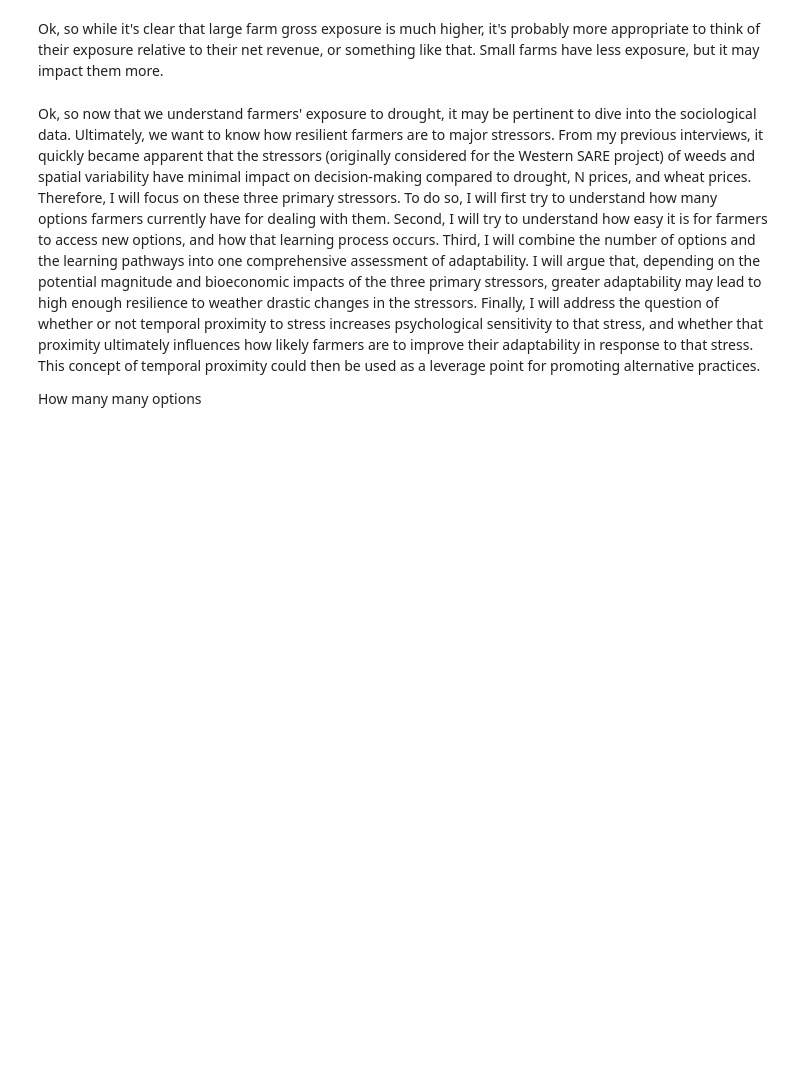
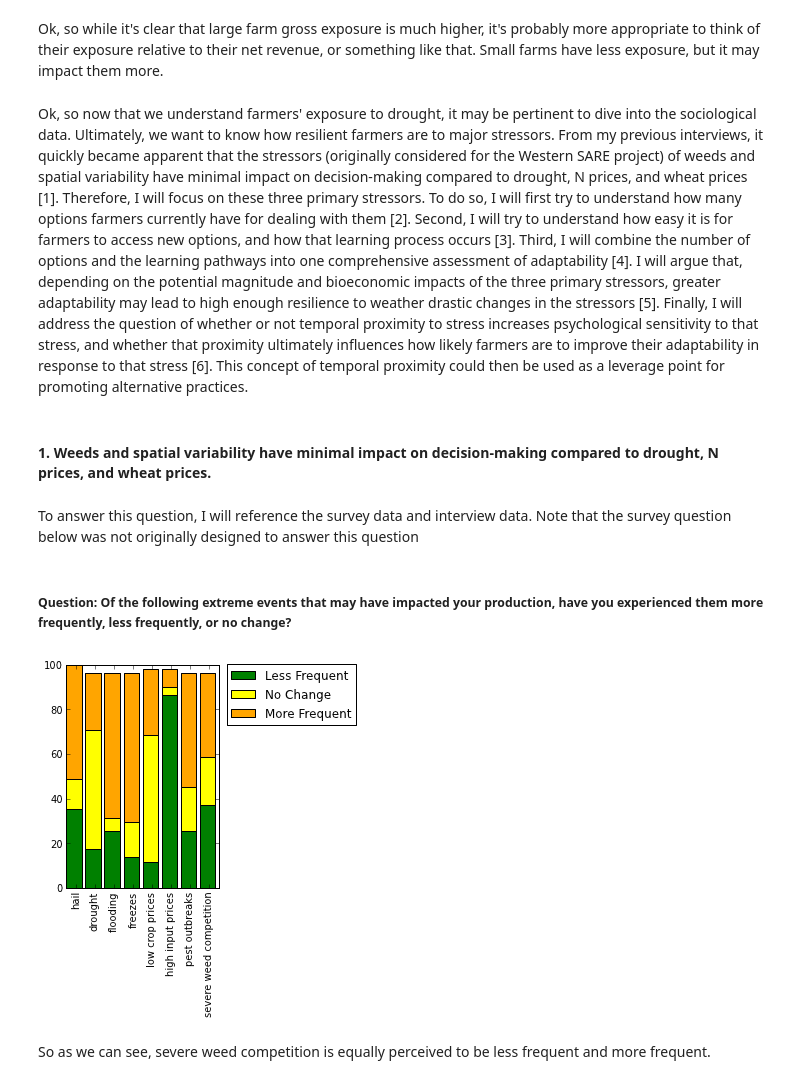
Before and after one commit to plawrence/farmStressAnalysis, a Jupyter notebook: stressAnalysis.ipynb, the cells around one changed output. Saved outputs shown, nothing was run; the diff lists cells and outputs as text; code cells hidden in the pictures; blank space fills up the shorter version.

Commit message:
Started to incorporate my survey data

```diff
--- a/stressAnalysis.ipynb
+++ b/stressAnalysis.ipynb
@@ -173,6 +195,31 @@ legend(loc="upper left")
 # %% [markdown]
 Ok, so while it's clear that large farm gross exposure is much higher, it's probably more appropriate to think of their exposure relative to their net revenue, or something like that.  Small farms have less exposure, but it may impact them more.
 # %% [markdown]
-Ok, so now that we understand farmers' exposure to drought, it may be pertinent to dive into the sociological data.  Ultimately, we want to know how resilient farmers are to major stressors.  From my previous interviews, it quickly became apparent that the stressors (originally considered for the Western SARE project) of weeds and spatial variability have minimal impact on decision-making compared to drought, N prices, and wheat prices.  Therefore, I will focus on these three primary stressors.  To do so, I will first try to understand how many options farmers currently have for dealing with them.  Second, I will try to understand how easy it is for farmers to access new options, and how that learning process occurs.  Third, I will combine the number of options and the learning pathways into one comprehensive assessment of adaptability.  I will argue that, depending on the potential magnitude and bioeconomic impacts of the three primary stressors, greater adaptability may lead to high enough resilience to weather drastic changes in the stressors.  Finally, I will address the question of whether or not temporal proximity to stress increases psychological sensitivity to that stress, and whether that proximity ultimately influences how likely farmers are to improve their adaptability in response to that stress.  This concept of temporal proximity could then be used as a leverage point for promoting alternative practices.
-
-How many many options
+Ok, so now that we understand farmers' exposure to drought, it may be pertinent to dive into the sociological data.  Ultimately, we want to know how resilient farmers are to major stressors.  From my previous interviews, it quickly became apparent that the stressors (originally considered for the Western SARE project) of weeds and spatial variability have minimal impact on decision-making compared to drought, N prices, and wheat prices [1].  Therefore, I will focus on these three primary stressors.  To do so, I will first try to understand how many options farmers currently have for dealing with them [2].  Second, I will try to understand how easy it is for farmers to access new options, and how that learning process occurs [3].  Third, I will combine the number of options and the learning pathways into one comprehensive assessment of adaptability [4].  I will argue that, depending on the potential magnitude and bioeconomic impacts of the three primary stressors, greater adaptability may lead to high enough resilience to weather drastic changes in the stressors [5].  Finally, I will address the question of whether or not temporal proximity to stress increases psychological sensitivity to that stress, and whether that proximity ultimately influences how likely farmers are to improve their adaptability in response to that stress [6].  This concept of temporal proximity could then be used as a leverage point for promoting alternative practices.
+# %% [markdown]
+#### 1.  Weeds and spatial variability have minimal impact on decision-making compared to drought, N prices, and wheat prices.
+# %% [markdown]
+To answer this question, I will reference the survey data and interview data.  Note that the survey question below was not originally designed to answer this question
+# %% [markdown]
+##### Question: Of the following extreme events that may have impacted your production, have you experienced them more frequently, less frequently, or no change?
+# %%
+extremeEvents = pd.read_csv('C:/Users/patrick.lawrence.MSU/Documents/models/stress_analysis/survey_extreme_cleaned.csv',index_col='Respondent')
+extremeEventsSum = pd.DataFrame([extremeEvents[extremeEvents == 2].sum(axis=0)/2/.51,extremeEvents[extremeEvents == 1].sum(axis=0)/.51,extremeEvents[extremeEvents == 0].count(axis=0)/.51])
+# %%
+fig=plt.figure(figsize=(6,4))
+#ax=fig.add_axes([0.1, 0.1, .9, 0.75])
+ax=subplot(121)
+ax.bar(arange(8),extremeEventsSum.ix[0].values,facecolor="green")
+ax.bar(arange(8),extremeEventsSum.ix[1].values,facecolor="yellow",bottom=extremeEventsSum.ix[0])
+ax.bar(arange(8),extremeEventsSum.ix[2].values,facecolor="orange",bottom=(extremeEventsSum.ix[0]+extremeEventsSum.ix[1]))
+xticks(arange(0.5,8.5,1),extremeEventsSum.columns,rotation=90)
+ax2=subplot(122)
+axis('off')
+box=ax2.get_position()
+ax2.set_position([box.x0, box.y0, box.width*1.2, box.height*1])
+fig.legend(loc="upper right",labels=("Less Frequent","No Change","More Frequent"),handles=(p1[1],p2[2],p3[3]),bbox_to_anchor=(.75,1.27))
+plot_margin=0.5
+# %% [output]
+[figure, added]
+# %% [markdown]
+So as we can see, severe weed competition is equally perceived to be less frequent and more frequent.
```
Also changed, not shown: parts of 17 cells of this notebook, 1 other file.
